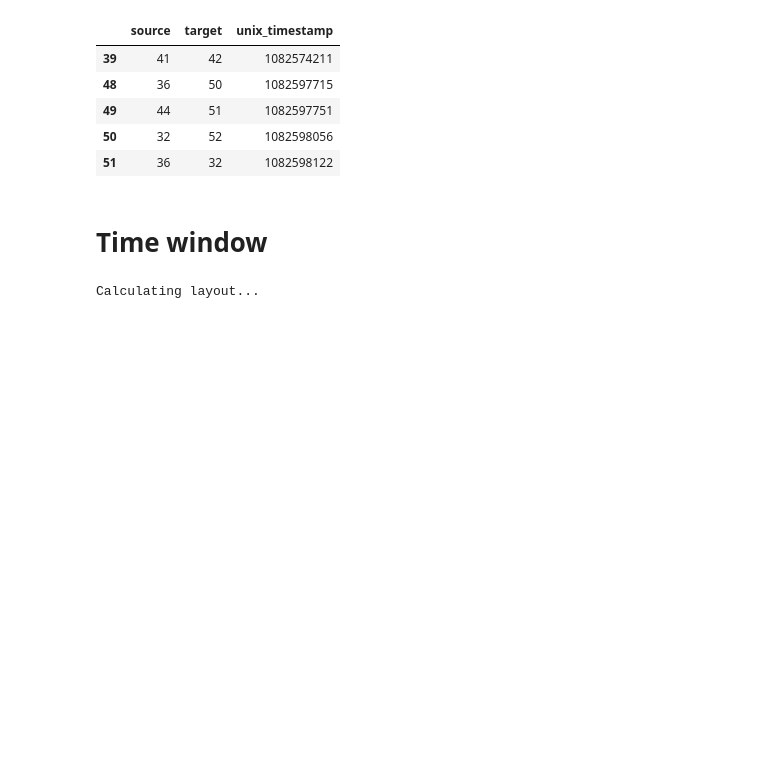
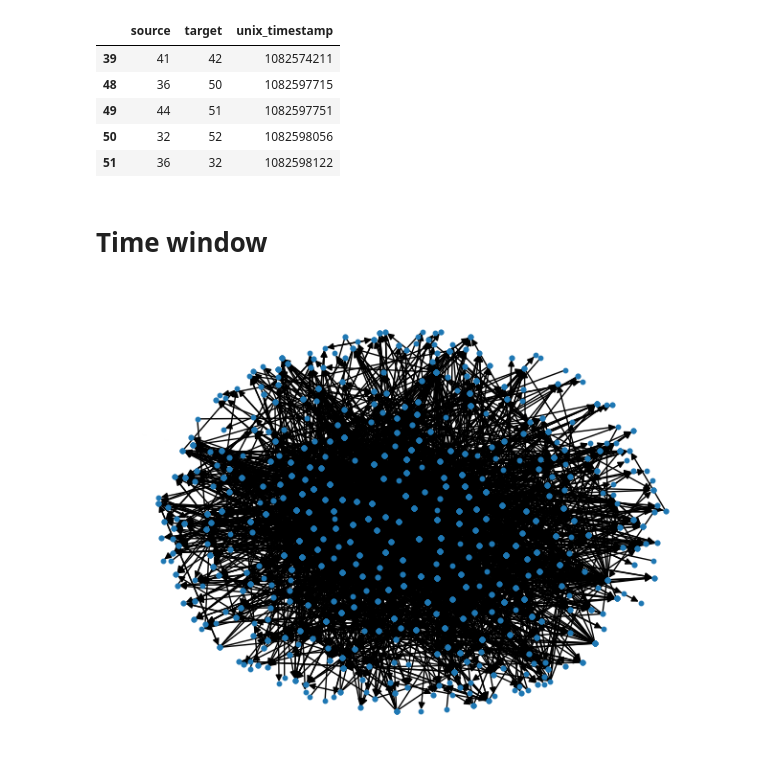
Before and after one commit to BambusControl/rug-sna-pizza-giving, a Jupyter notebook: college_msg_files/time_window.ipynb, the cells around one changed output. Cells and saved outputs as stored; diff of their text form; code cells hidden in the pictures; blank space fills up the shorter version.

Commit message:
Time window

```diff
--- a/college_msg_files/time_window.ipynb
+++ b/college_msg_files/time_window.ipynb
@@ -97,7 +98,7 @@ def export_graph(
         plt.savefig(export_path)
 
 
-def export_time_windows():
+def export_time_windows(pos: dict):
     start_unix_timestamp = DF_MESSAGES['unix_timestamp'].min()
     end_unix_timestamp = DF_MESSAGES['unix_timestamp'].max()
 
@@ -120,14 +121,17 @@ def export_time_windows():
         for timeframe in timeframes
     )
 
-    # Use overall graph layout for all subgraphs
-    print("Calculating layout...")
-    pos = nx.arf_layout(GRAPH_MESSAGES)
-    print("... done calculating layout")
-
     for i, graph in tqdm(enumerate(subgraphs), total=total):
         export_graph(graph, pos, f"./.export/graph_{i}.png")
+
+# Layout calculations, cached by LRU to avoid recalculating the layout
+@lru_cache(maxsize=None)
+def cache_layout(graph: nx.DiGraph, layout_func: callable):
+    print("Calculating layout ...")
+    layout = layout_func(graph)
+    print("... done calculating layout")
+    return layout
 # %%
-export_time_windows()
+export_time_windows(cache_layout(GRAPH_MESSAGES, nx.spring_layout))
 # %% [output]
-Calculating layout...
+[figure, added]
```
Also changed, not shown: parts of 1 cell of this notebook.
